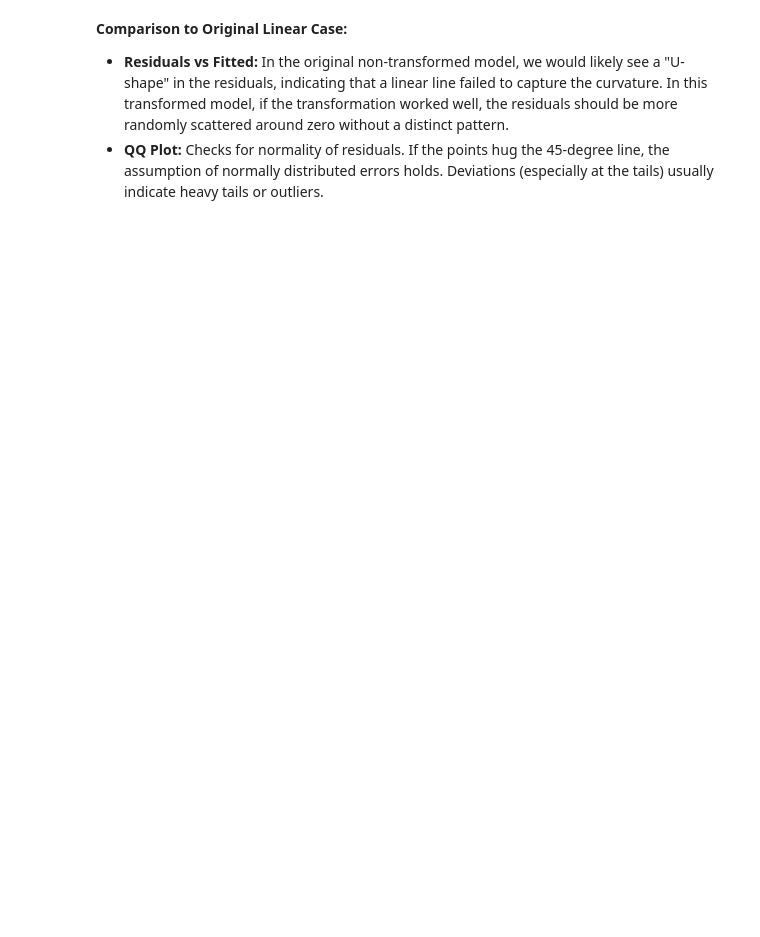
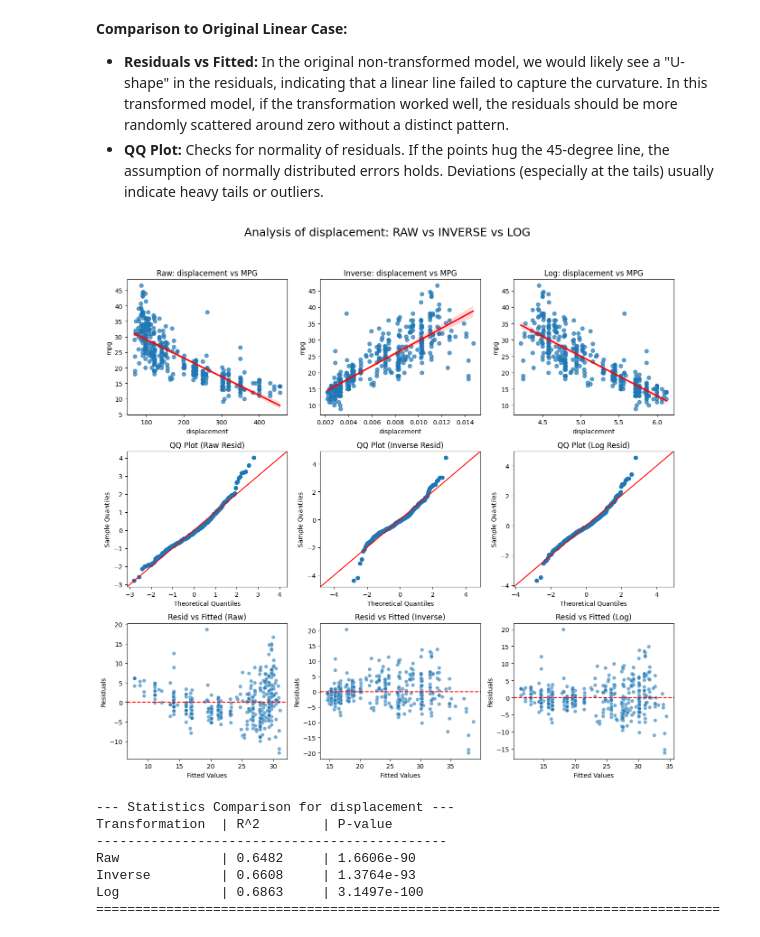
Before and after one commit to pri12345/ST239_Assignments, a Jupyter notebook: First_Assignment/Assignment1.ipynb, the cells around one changed output. Saved outputs shown, nothing was run; the diff lists cells and outputs as text; code cells hidden in the pictures; blank space fills up the shorter version.

```diff
--- a/First_Assignment/Assignment1.ipynb
+++ b/First_Assignment/Assignment1.ipynb
@@ -158,3 +179,83 @@ Best model is based on: inv_weight (R^2 = 0.707)
 
 *   **Residuals vs Fitted:** In the original non-transformed model, we would likely see a "U-shape" in the residuals, indicating that a linear line failed to capture the curvature. In this transformed model, if the transformation worked well, the residuals should be more randomly scattered around zero without a distinct pattern.
 *   **QQ Plot:** Checks for normality of residuals. If the points hug the 45-degree line, the assumption of normally distributed errors holds. Deviations (especially at the tails) usually indicate heavy tails or outliers.
+# %%
+# Comparison of Raw vs Inverse vs Log Predictors
+import matplotlib.pyplot as plt
+import seaborn as sns
+import statsmodels.api as sm
+import numpy as np
+import pandas as pd
+
+target = 'mpg'
+predictors = ['displacement', 'horsepower', 'weight', 'acceleration']
+
+# Iterate through each predictor
+for var in predictors:
+    # 1. Create Figure with 3 rows, 3 columns
+    fig, axes = plt.subplots(3, 3, figsize=(13, 13))
+    fig.suptitle(f'Analysis of {var}: RAW vs INVERSE vs LOG', fontsize=18)
+
+    # Prepare data (drop NaNs for safety)
+    # Ensure we handle 0 or negative values for Log if necessary, though these physical measures are usually > 0
+    data = mpg[[var, target]].dropna()
+    data = data[data[var] > 0] # Filter for valid log/inverse
+
+    y = data[target]
+
+    # Create Transformations
+    x_raw = data[var]
+    x_inv = 1 / data[var]
+    x_log = np.log(data[var])
+
+    # Dictionary for easier iteration
+    variations = {
+        'Raw': x_raw,
+        'Inverse': x_inv,
+        'Log': x_log
+    }
+
+    stats_summary = []
+
+    # Loop through columns (0=Raw, 1=Inverse, 2=Log)
+    for col_idx, (name, x_data) in enumerate(variations.items()):
+        # Fit Model
+        X = sm.add_constant(x_data)
+        model = sm.OLS(y, X).fit()
+        stats_summary.append((name, model.rsquared, model.pvalues.iloc[1]))
+
+        # Row 1: Regression Plot
+        sns.regplot(x=x_data, y=y, ax=axes[0, col_idx], line_kws={'color': 'red'}, scatter_kws={'alpha': 0.7})
+        axes[0, col_idx].set_title(f'{name}: {var} vs MPG')
+        axes.titlesize : large
+
+        # Row 2: QQ Plot
+        sm.qqplot(model.resid, line='45', fit=True, ax=axes[1, col_idx])
+        axes[1, col_idx].set_title(f'QQ Plot ({name} Resid)')
+
+        # Row 3: Residuals vs Fitted
+        sns.scatterplot(x=model.fittedvalues, y=model.resid, ax=axes[2, col_idx], alpha=0.6)
+        axes[2, col_idx].axhline(0, color='red', linestyle='--')
+        axes[2, col_idx].set_xlabel('Fitted Values')
+        axes[2, col_idx].set_ylabel('Residuals')
+        axes[2, col_idx].set_title(f'Resid vs Fitted ({name})')
+
+    plt.tight_layout(rect=[0, 0.03, 1, 0.95])
+    plt.show()
+
+    # Print Statistics Comparison
+    print(f"--- Statistics Comparison for {var} ---")
+    print(f"{'Transformation':<15} | {'R^2':<10} | {'P-value'}")
+    print("-"*45)
+    for name, r2, pval in stats_summary:
+        print(f"{name:<15} | {r2:.4f}     | {pval:.4e}")
+    print("="*80 + "\n")
+# %% [output]
+[figure, added]
+--- Statistics Comparison for displacement ---
+Transformation  | R^2        | P-value
+---------------------------------------------
+Raw             | 0.6482     | 1.6606e-90
+Inverse         | 0.6608     | 1.3764e-93
+Log             | 0.6863     | 3.1497e-100
+================================================================================
```
Also changed, not shown: parts of 11 cells of this notebook.
